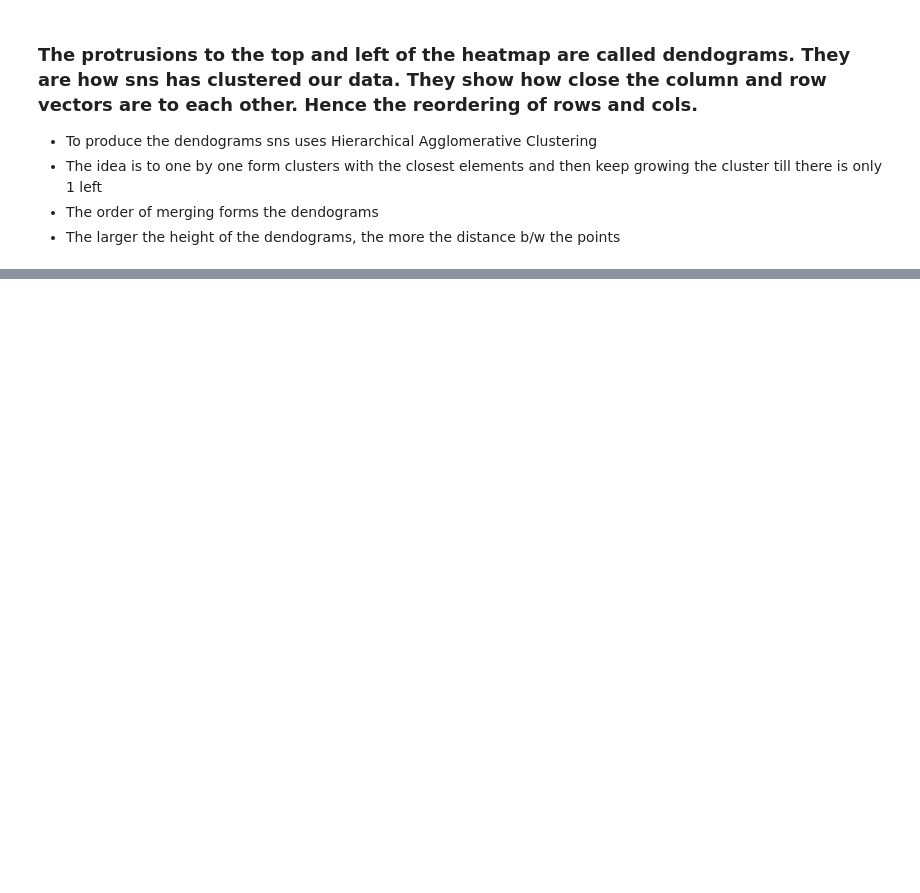
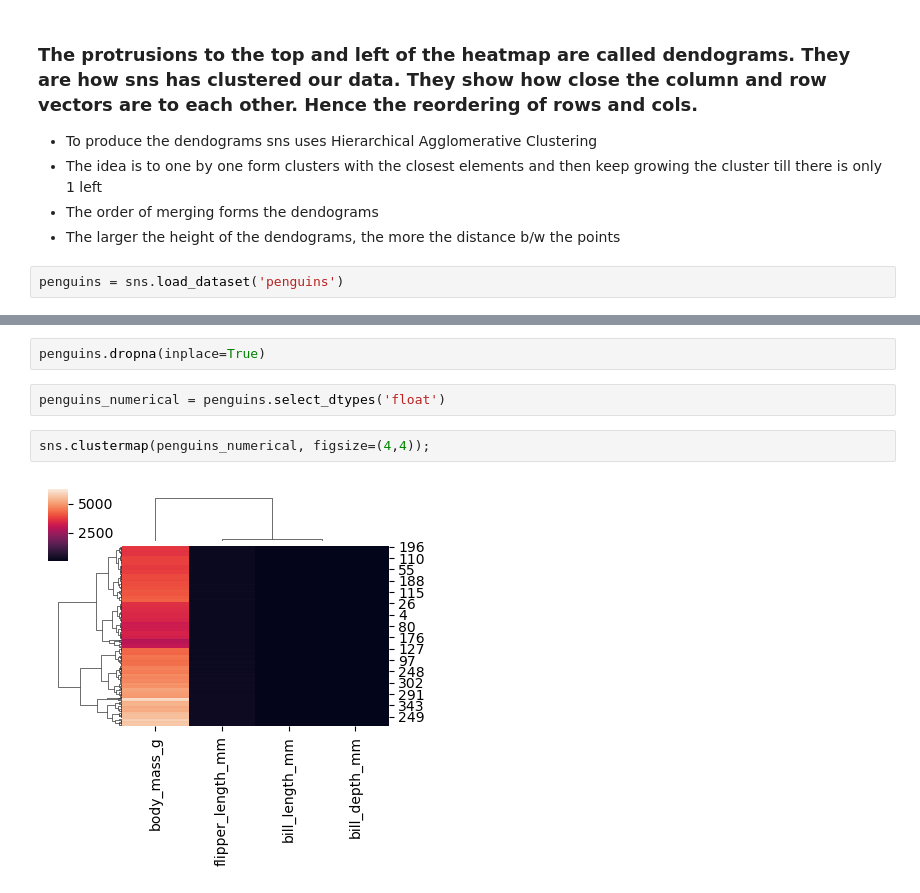
Before and after one commit to sarblohw/py_vizardry_2, a Jupyter notebook: sns_clustermap.ipynb, the cells around one changed output, grey strips where cells are left out. Cells and saved outputs as stored; diff of their text form; blank space fills up the shorter version.

```diff
--- a/sns_clustermap.ipynb
+++ b/sns_clustermap.ipynb
@@ -36,3 +36,5 @@ sns.clustermap(data=toy_data, figsize=(4,4), annot=True);
 - The idea is to one by one form clusters with the closest elements and then keep growing the cluster till there is only 1 left
 - The order of merging forms the dendograms
 - The larger the height of the dendograms, the more the distance b/w the points
+# %%
+penguins = sns.load_dataset('penguins')
@@ -38,0 +59,8 @@ sns.clustermap(data=toy_data, figsize=(4,4), annot=True);
+# %%
+penguins.dropna(inplace=True)
+# %%
+penguins_numerical = penguins.select_dtypes('float')
+# %%
+sns.clustermap(penguins_numerical, figsize=(4,4));
+# %% [output]
+[figure, added]
```
Also changed, not shown: parts of 10 cells of this notebook, 3 other files.
